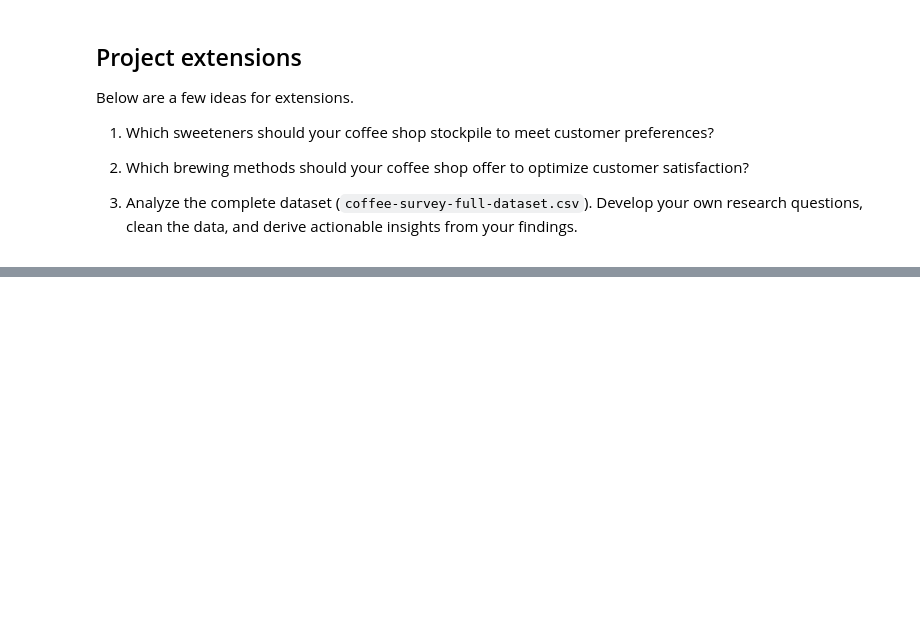
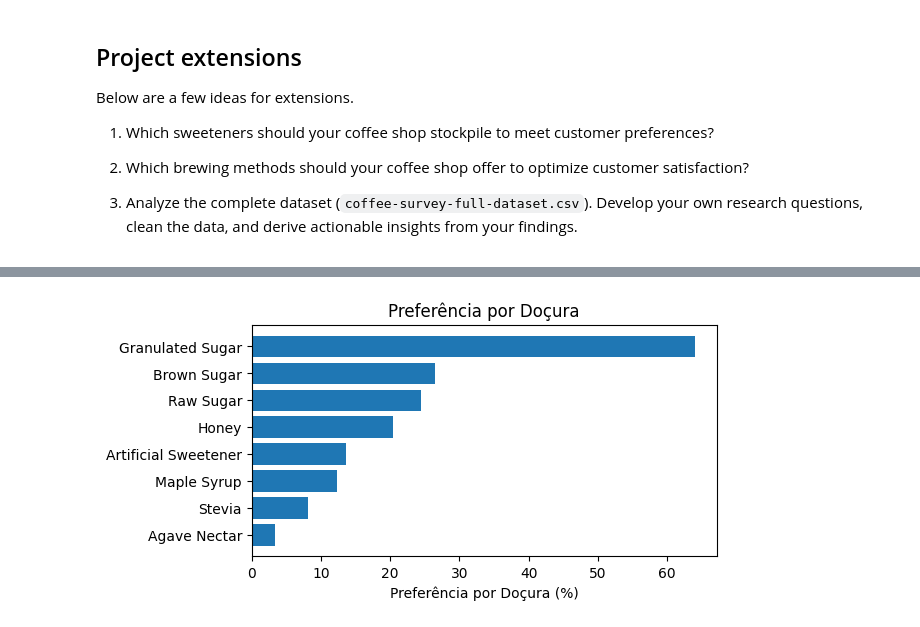
Before and after one commit to teubragaa/Data-Science-with-Python---Data-Cleaning, a Jupyter notebook: coffee-survey-project/notebooks/coffee-survey-project.ipynb, the cells around one changed output, grey strips where cells are left out. Cells and saved outputs as stored; diff of their text form; code cells hidden in the pictures; blank space fills up the shorter version.

```diff
--- a/coffee-survey-project/notebooks/coffee-survey-project.ipynb
+++ b/coffee-survey-project/notebooks/coffee-survey-project.ipynb
@@ -283,0 +312,14 @@ Below are a few ideas for extensions.
+# %%
+needed_columns = [
+    "What kind of sugar or sweetener? (Granulated Sugar)",
+    "What kind of sugar or sweetener? (Artificial Sweetener)",
+    "What kind of sugar or sweetener? (Honey)",
+    "What kind of sugar or sweetener? (Maple Syrup)",
+    "What kind of sugar or sweetener? (Stevia)",
+    "What kind of sugar or sweetener? (Agave Nectar)",
+    "What kind of sugar or sweetener? (Brown Sugar)",
+    "What kind of sugar or sweetener? (Raw Sugar)",
+]
+
+sweetener = pe1[needed_columns]
+sweetener
@@ -283,0 +342,14 @@ Below are a few ideas for extensions.
+# %%
+renamen_columns = {
+    'What kind of sugar or sweetener? (Granulated Sugar)': 'Granulated Sugar',
+    'What kind of sugar or sweetener? (Artificial Sweetener)': 'Artificial Sweetener',
+    'What kind of sugar or sweetener? (Honey)': 'Honey',
+    'What kind of sugar or sweetener? (Maple Syrup)': 'Maple Syrup',
+    'What kind of sugar or sweetener? (Stevia)': 'Stevia',
+    'What kind of sugar or sweetener? (Agave Nectar)': 'Agave Nectar',
+    'What kind of sugar or sweetener? (Brown Sugar)': 'Brown Sugar',
+    'What kind of sugar or sweetener? (Raw Sugar)': 'Raw Sugar'
+}
+
+sweetener = sweetener.rename(columns=renamen_columns)
+sweetener
@@ -283,0 +397,2 @@ Below are a few ideas for extensions.
+# %%
+sweetener = sweetener.dropna() # Elimina as linhas com valores nulos
@@ -283,0 +401,4 @@ Below are a few ideas for extensions.
+# %%
+sweetener_preference = sweetener.mean() * 100 #calcular porcentagem
+sweetener_preference = sweetener_preference.sort_values() #ordenar valores
+sweetener_preference
@@ -283,0 +415,9 @@ Below are a few ideas for extensions.
+# %%
+import matplotlib.pyplot as plt #Biblioteca para visualização de dados
+plt.figure(figsize=(6, 3)) #Define o tamanho da figura
+plt.barh(sweetener_preference.index, sweetener_preference) #primeiro parâmetro (y) → nomes das categorias (eixo vertical) segundo parâmetro (width) → valores das barras (tamanho da barra)
+plt.xlabel('Preferência por Doçura (%)') #Adiciona rótulo ao eixo x
+plt.title('Preferência por Doçura') #Adiciona título ao gráfico
+plt.show() #Exibe o gráfico
+# %% [output]
+[figure, added]
```
Also changed, not shown: parts of 23 cells of this notebook.
